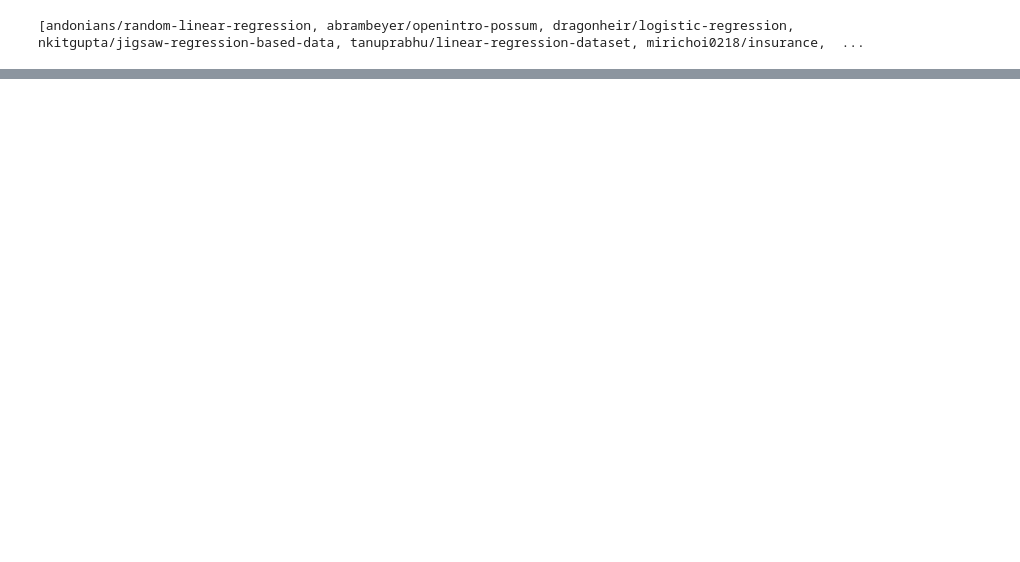
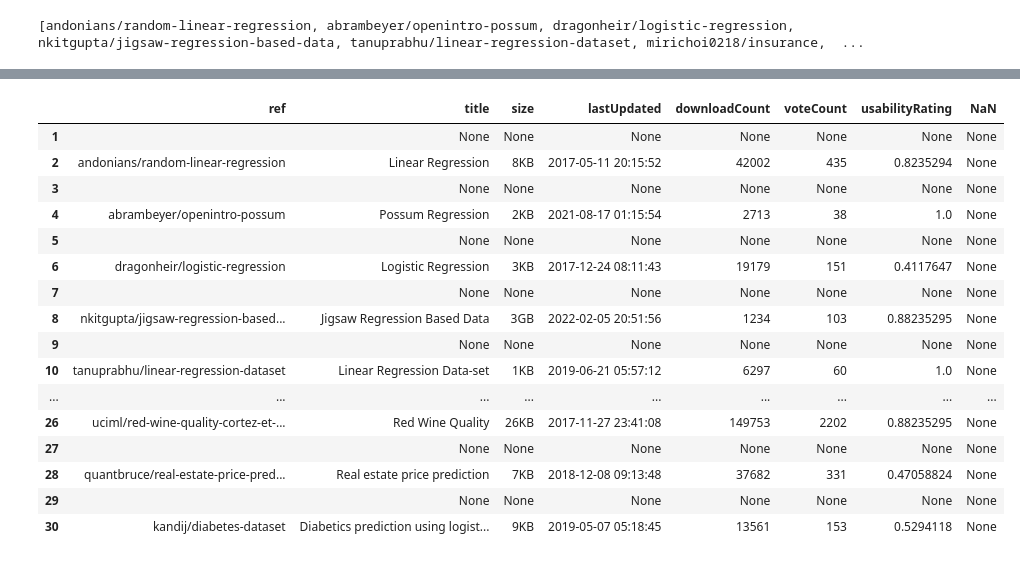
Before and after one commit to drmorales4/data-scienceTIC, a Jupyter notebook: api Kaggle.ipynb, the cells around one changed output, grey strips where cells are left out. Saved outputs shown, nothing was run; the diff lists cells and outputs as text; code cells hidden in the pictures; blank space fills up the shorter version.

```diff
--- a/api Kaggle.ipynb
+++ b/api Kaggle.ipynb
@@ -60,12 +81,14 @@ print(datasets)
 # %%
-csvregression = !kaggle datasets list -s linear-regression
+topic = 'regression'
+
+csvregression = !kaggle datasets list -s $topic --csv
 
 csvregression
 
-#csvregression = convert_to_df(csvregression)
+csvregression = convert_to_df(csvregression)
 
 #csvregression = csvregression.sort_values(by='lastUpdated', ascending=0)
-#ICD.display(csvregression.head(30))
+ICD.display(csvregression.head(30))
 
 #csvregression.shape
 # %% [output]
@@ -88,0 +95,17 @@ csvregression
+|  | ref | title | size | lastUpdated | downloadCount | voteCount | usabilityRating | NaN |
+| 1 |  | None | None | None | None | None | None | None |
+| 2 | andonians/random-linear-regression | Linear Regression | 8KB | 2017-05-11 20:15:52 | 42002 | 435 | 0.8235294 | None |
+| 3 |  | None | None | None | None | None | None | None |
+| 4 | abrambeyer/openintro-possum | Possum Regression | 2KB | 2021-08-17 01:15:54 | 2713 | 38 | 1.0 | None |
+| 5 |  | None | None | None | None | None | None | None |
+| 6 | dragonheir/logistic-regression | Logistic Regression | 3KB | 2017-12-24 08:11:43 | 19179 | 151 | 0.4117647 | None |
+| 7 |  | None | None | None | None | None | None | None |
+| 8 | nkitgupta/jigsaw-regression-based... | Jigsaw Regression Based Data | 3GB | 2022-02-05 20:51:56 | 1234 | 103 | 0.88235295 | None |
+| 9 |  | None | None | None | None | None | None | None |
+| 10 | tanuprabhu/linear-regression-dataset | Linear Regression Data-set | 1KB | 2019-06-21 05:57:12 | 6297 | 60 | 1.0 | None |
+| ... | ... | ... | ... | ... | ... | ... | ... | ... |
+| 26 | uciml/red-wine-quality-cortez-et-... | Red Wine Quality | 26KB | 2017-11-27 23:41:08 | 149753 | 2202 | 0.88235295 | None |
+| 27 |  | None | None | None | None | None | None | None |
+| 28 | quantbruce/real-estate-price-pred... | Real estate price prediction | 7KB | 2018-12-08 09:13:48 | 37682 | 331 | 0.47058824 | None |
+| 29 |  | None | None | None | None | None | None | None |
+| 30 | kandij/diabetes-dataset | Diabetics prediction using logist... | 9KB | 2019-05-07 05:18:45 | 13561 | 153 | 0.5294118 | None |
```
Also changed, not shown: parts of 18 cells of this notebook, 1 other file.
